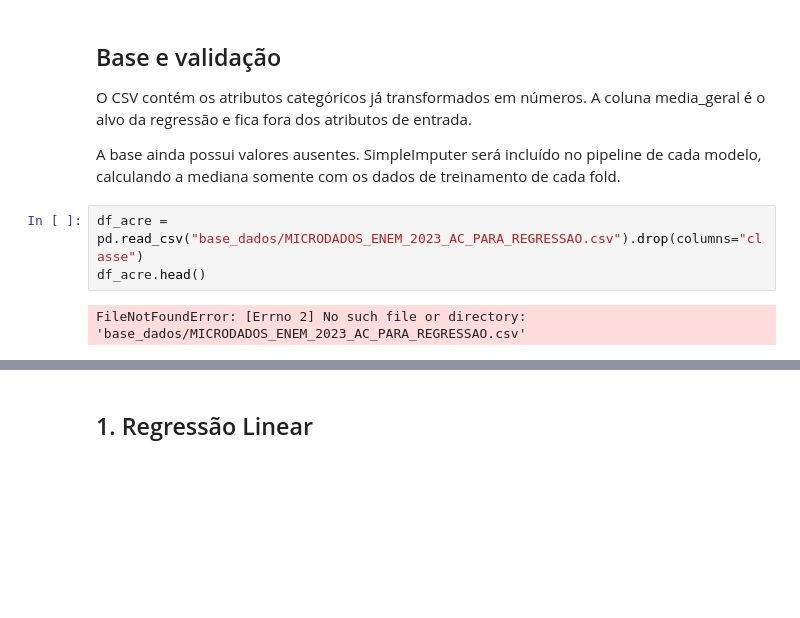
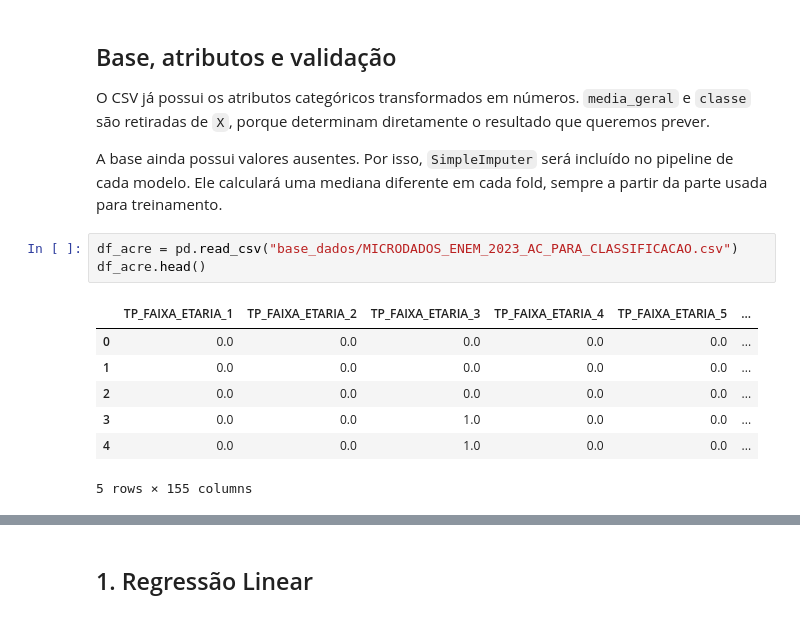
Before and after one commit to mvs105/TESI1-2026.1, a Jupyter notebook: regressao_enem_acre.ipynb, the cells around one changed output, grey strips where cells are left out. Saved outputs shown, nothing was run; the diff lists cells and outputs as text; blank space fills up the shorter version.

Commit message:
Revert "fix: retira elementos de classificação"
This reverts commit 7fc5ba37321ce56f6d95b626d0075d7dc62c2732.

```diff
--- a/regressao_enem_acre.ipynb
+++ b/regressao_enem_acre.ipynb
@@ -17,12 +43,18 @@ from sklearn.svm import SVR
 # %% [markdown]
-## Base e validação
+## Base, atributos e validação
 
-O CSV contém os atributos categóricos já transformados em números. A coluna media_geral é o alvo da regressão e fica fora dos atributos de entrada.
+O CSV já possui os atributos categóricos transformados em números. `media_geral` e `classe` são retiradas de `X`, porque determinam diretamente o resultado que queremos prever.
 
-A base ainda possui valores ausentes. SimpleImputer será incluído no pipeline de cada modelo, calculando a mediana somente com os dados de treinamento de cada fold.
+A base ainda possui valores ausentes. Por isso, `SimpleImputer` será incluído no pipeline de cada modelo. Ele calculará uma mediana diferente em cada fold, sempre a partir da parte usada para treinamento.
 # %%
-df_acre = pd.read_csv("base_dados/MICRODADOS_ENEM_2023_AC_PARA_REGRESSAO.csv").drop(columns="classe")
+df_acre = pd.read_csv("base_dados/MICRODADOS_ENEM_2023_AC_PARA_CLASSIFICACAO.csv")
 df_acre.head()
 # %% [output]
+|  | TP_FAIXA_ETARIA_1 | TP_FAIXA_ETARIA_2 | TP_FAIXA_ETARIA_3 | TP_FAIXA_ETARIA_4 | TP_FAIXA_ETARIA_5 | ... |
+| 0 | 0.0 | 0.0 | 0.0 | 0.0 | 0.0 | ... |
+| 1 | 0.0 | 0.0 | 0.0 | 0.0 | 0.0 | ... |
+| 2 | 0.0 | 0.0 | 0.0 | 0.0 | 0.0 | ... |
+| 3 | 0.0 | 0.0 | 1.0 | 0.0 | 0.0 | ... |
+| 4 | 0.0 | 0.0 | 1.0 | 0.0 | 0.0 | ... |
-FileNotFoundError: [Errno 2] No such file or directory: 'base_dados/MICRODADOS_ENEM_2023_AC_PARA_REGRESSAO.csv'
+5 rows × 155 columns
 # %%
```
Also changed, not shown: parts of 8 cells of this notebook.
